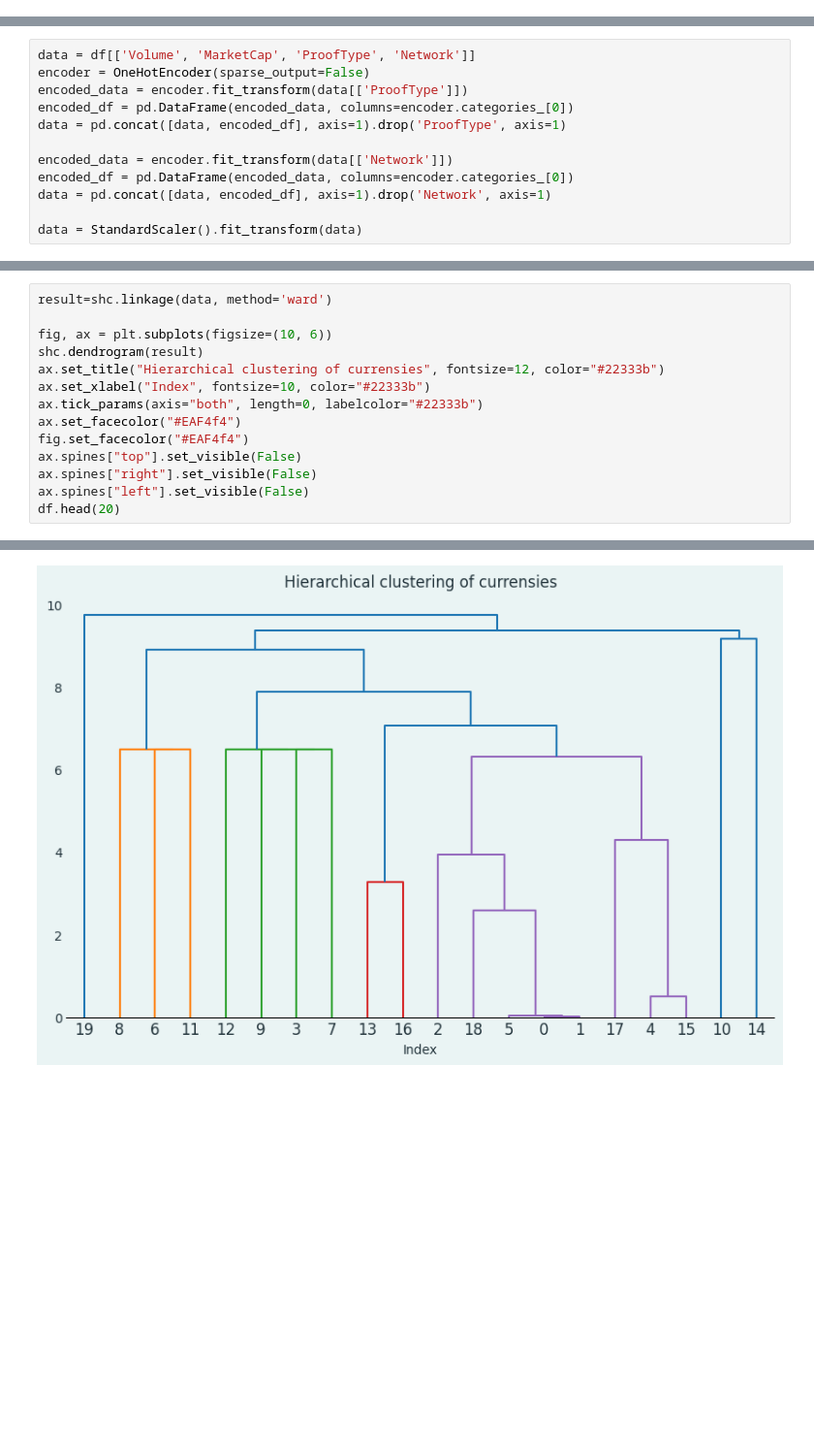
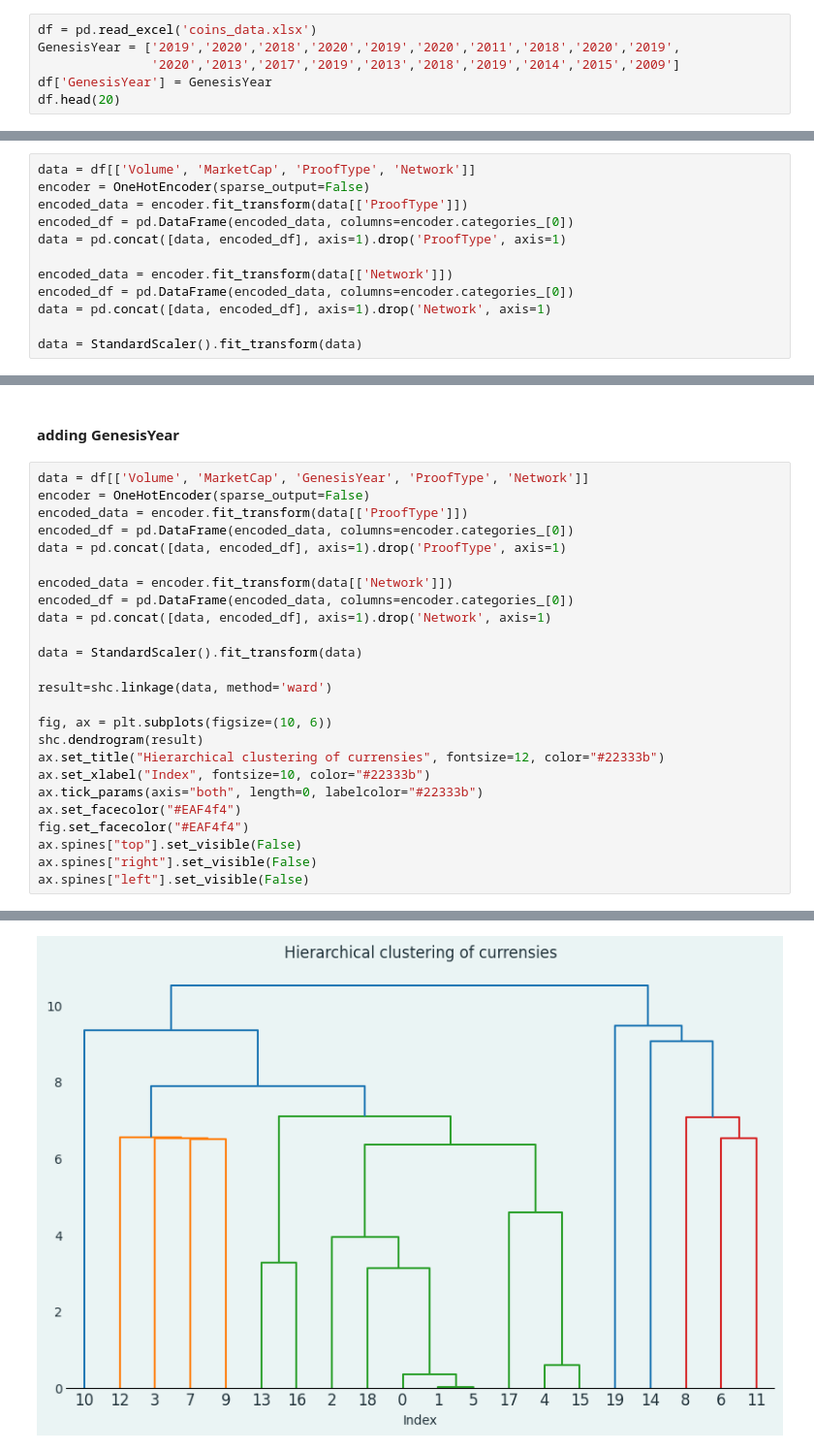
Before and after one commit to mr-robot77/Quera_G11-Project2, a Jupyter notebook: Problem 2/clustering.ipynb, the cells around one changed output, grey strips where cells are left out. Shown at 97% size. Saved outputs shown, nothing was run; the diff lists cells and outputs as text; blank space fills up the shorter version.

```diff
--- a/Problem 2/clustering.ipynb
+++ b/Problem 2/clustering.ipynb
@@ -29,0 +9,6 @@ df.head(20)
+# %%
+df = pd.read_excel('coins_data.xlsx')
+GenesisYear = ['2019','2020','2018','2020','2019','2020','2011','2018','2020','2019',
+               '2020','2013','2017','2019','2013','2018','2019','2014','2015','2009']
+df['GenesisYear'] = GenesisYear
+df.head(20)
@@ -109,4 +186,18 @@ data = StandardScaler().fit_transform(data)
+# %% [markdown]
+<h4>adding GenesisYear</h4>
 # %%
+data = df[['Volume', 'MarketCap', 'GenesisYear', 'ProofType', 'Network']]
+encoder = OneHotEncoder(sparse_output=False)
+encoded_data = encoder.fit_transform(data[['ProofType']])
+encoded_df = pd.DataFrame(encoded_data, columns=encoder.categories_[0])
+data = pd.concat([data, encoded_df], axis=1).drop('ProofType', axis=1)
+
+encoded_data = encoder.fit_transform(data[['Network']])
+encoded_df = pd.DataFrame(encoded_data, columns=encoder.categories_[0])
+data = pd.concat([data, encoded_df], axis=1).drop('Network', axis=1)
+
+data = StandardScaler().fit_transform(data)
+
 result=shc.linkage(data, method='ward')
 
 fig, ax = plt.subplots(figsize=(10, 6))
@@ -119,5 +210,4 @@ fig.set_facecolor("#EAF4f4")
 ax.spines["top"].set_visible(False)
 ax.spines["right"].set_visible(False)
 ax.spines["left"].set_visible(False)
-df.head(20)
 # %% [output]
@@ -141 +214 @@ df.head(20)
-[figure, old version]
+[figure, new version]
```
Also changed, not shown: parts of 14 cells of this notebook.
